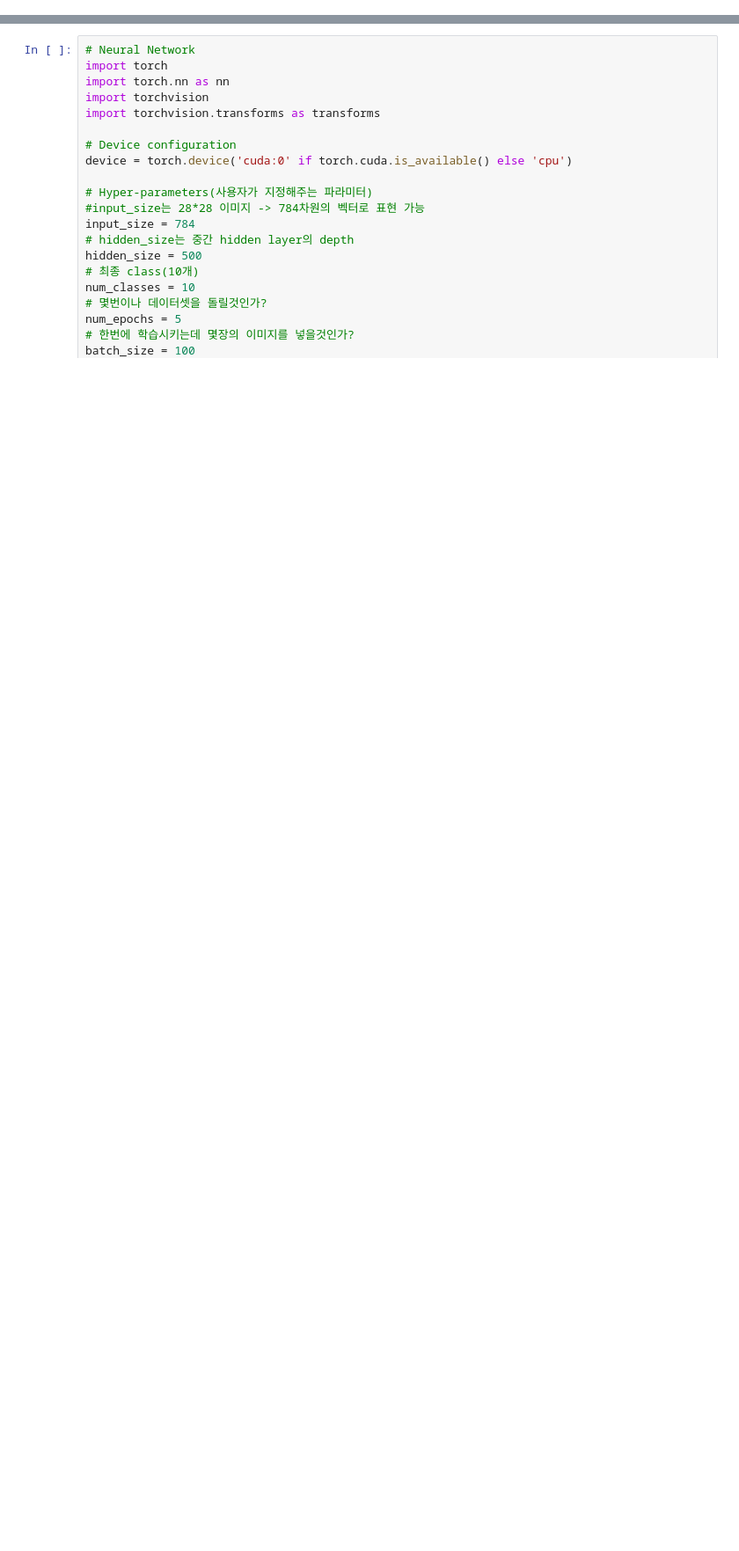
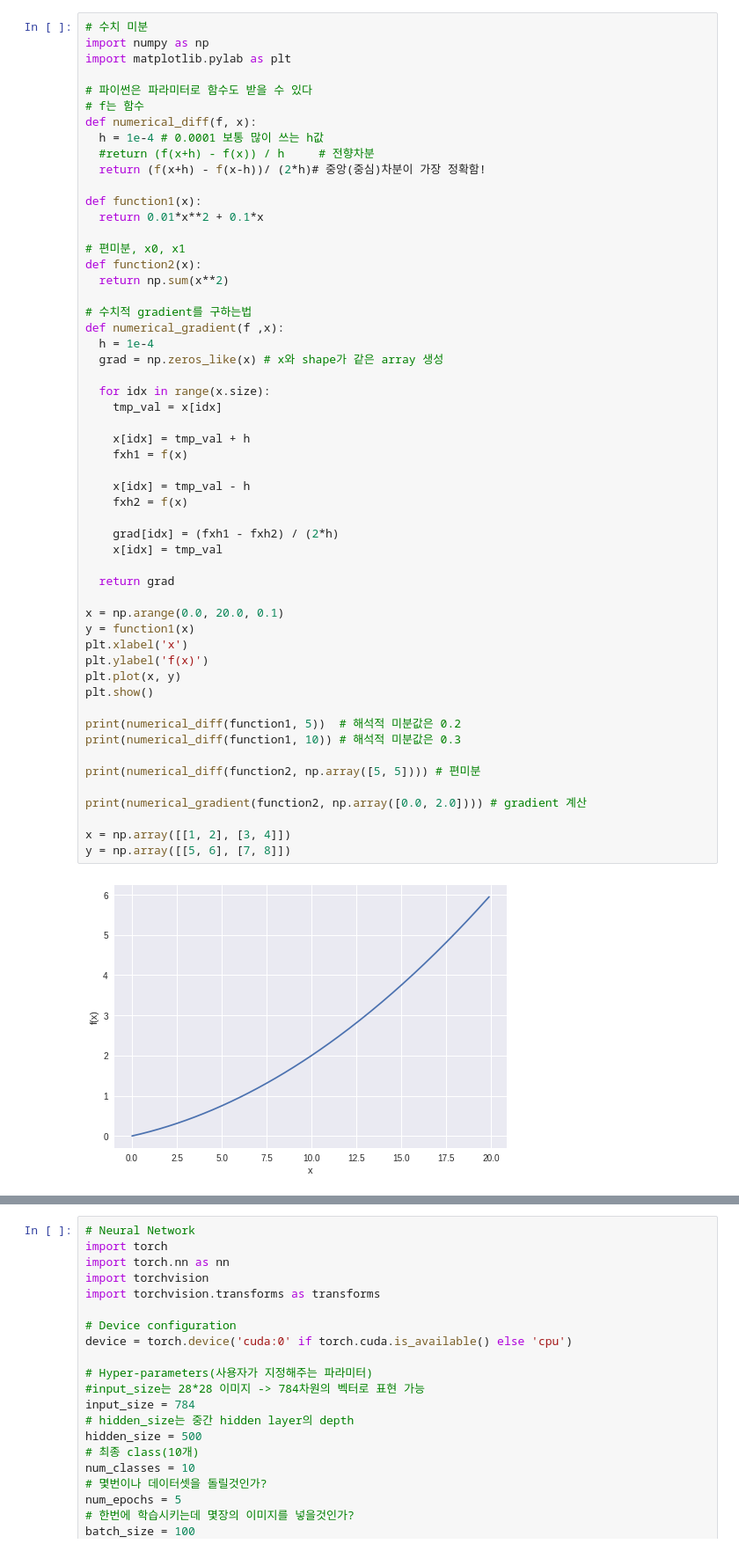
Before and after one commit to chacha95/Colorization_for_BuddistArt, a Jupyter notebook: 실습.ipynb, the cells around one changed output, grey strips where cells are left out. Shown at 88% size. Drawn from its saved outputs; the diff is of its cells as text; blank space fills up the shorter version.

```diff
--- a/실습.ipynb
+++ b/실습.ipynb
@@ -21,3 +21,59 @@ Installing collected packages: torch, pillow, torchvision
     Uninstalling Pillow-4.0.0:
       Successfully uninstalled Pillow-4.0.0
 Successfully installed pillow-5.3.0 torch-1.0.0 torchvision-0.2.1
+# %%
+# 수치 미분
+import numpy as np
+import matplotlib.pylab as plt
+
+# 파이썬은 파라미터로 함수도 받을 수 있다
+# f는 함수
+def numerical_diff(f, x):
+  h = 1e-4 # 0.0001 보통 많이 쓰는 h값
+  #return (f(x+h) - f(x)) / h     # 전향차분
+  return (f(x+h) - f(x-h))/ (2*h)# 중앙(중심)차분이 가장 정확함!
+
+def function1(x):
+  return 0.01*x**2 + 0.1*x
+
+# 편미분, x0, x1
+def function2(x):
+  return np.sum(x**2)
+
+# 수치적 gradient를 구하는법
+def numerical_gradient(f ,x):
+  h = 1e-4
+  grad = np.zeros_like(x) # x와 shape가 같은 array 생성
+
+  for idx in range(x.size):
+    tmp_val = x[idx]
+
+    x[idx] = tmp_val + h
+    fxh1 = f(x)
+
+    x[idx] = tmp_val - h
+    fxh2 = f(x)
+
+    grad[idx] = (fxh1 - fxh2) / (2*h)
+    x[idx] = tmp_val
+
+  return grad
+
+x = np.arange(0.0, 20.0, 0.1)
+y = function1(x)
+plt.xlabel('x')
+plt.ylabel('f(x)')
+plt.plot(x, y)
+plt.show()
+
+print(numerical_diff(function1, 5))  # 해석적 미분값은 0.2
+print(numerical_diff(function1, 10)) # 해석적 미분값은 0.3
+
+print(numerical_diff(function2, np.array([5, 5]))) # 편미분
+
+print(numerical_gradient(function2, np.array([0.0, 2.0]))) # gradient 계산
+
+x = np.array([[1, 2], [3, 4]])
+y = np.array([[5, 6], [7, 8]])
+# %% [output]
+[figure, added]
```
Also changed, not shown: parts of 5 cells of this notebook.
